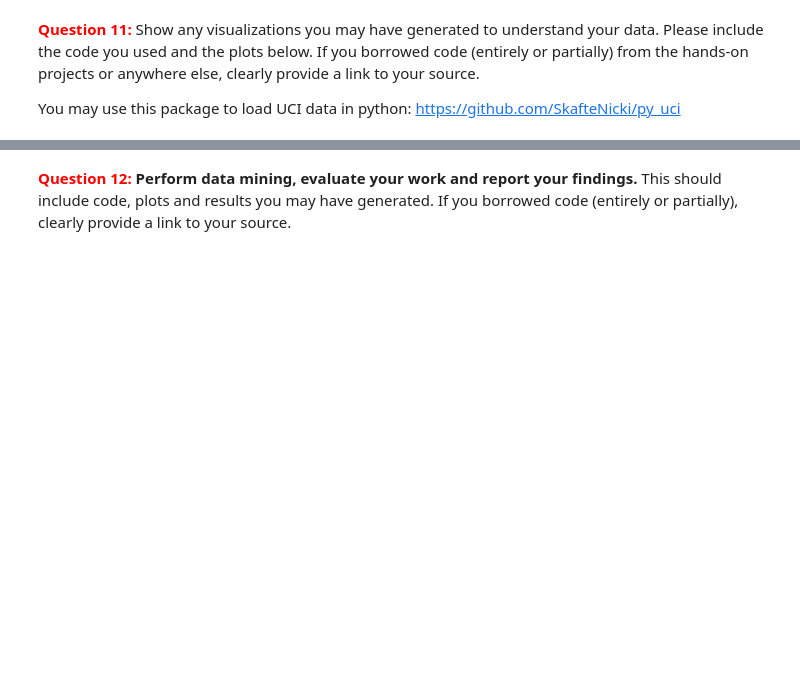
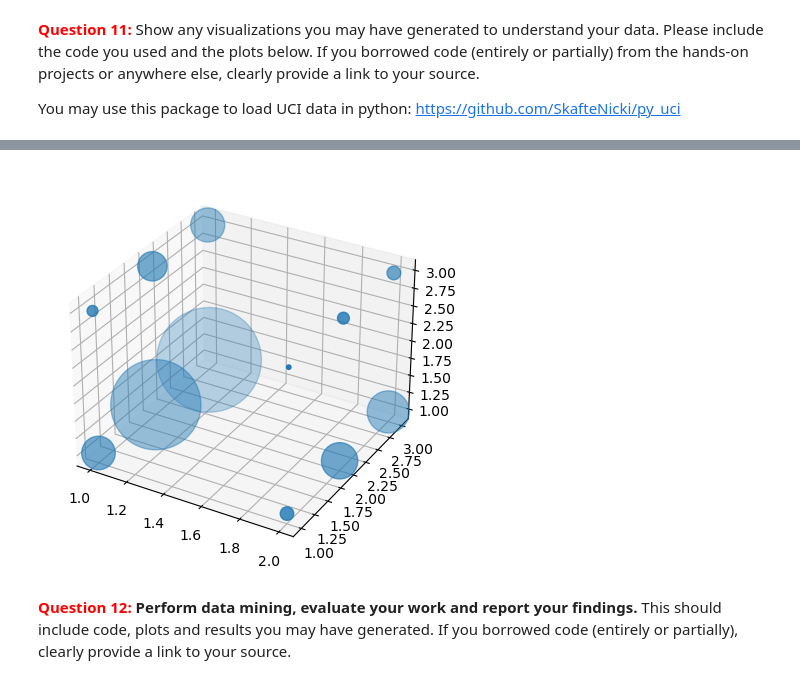
Before and after one commit to andrewstring/intelligent-data-analysis-final-project, a Jupyter notebook: Hands-on Project.ipynb, the cells around one changed output, grey strips where cells are left out. Cells and saved outputs as stored; diff of their text form; code cells hidden in the pictures; blank space fills up the shorter version.

```diff
--- a/Hands-on Project.ipynb
+++ b/Hands-on Project.ipynb
@@ -89,3 +95,26 @@ plt.show()
+# %%
+counts = {}
+for x in df["4"]:
+    for y in df["5"]:
+        for z in df["6"]:
+            if (x,y,z) in counts:
+                counts[(x,y,z)] += 1
+            else:
+                counts[(x,y,z)] = 1
+
+x_coord = [int(key[0]) for key in counts.keys()]
+y_coord = [int(key[1]) for key in counts.keys()]
+z_coord = [int(key[2]) for key in counts.keys()]
+count = [float(val/2500) for val in counts.values()]
+
+fig = plt.figure(1,figsize=(5,5))
+plt.clf()
+
+ax = fig.add_subplot(projection="3d")
+ax.scatter(x_coord,y_coord,z_coord,s=count)
+plt.show()
+# %% [output]
+[figure, added]
 # %% [markdown]
 <span style="color:red">**Question 12:** </span> **Perform data mining, evaluate your work and report your findings.** This should include code, plots and results you may have generated. If you borrowed code (entirely or partially), clearly provide a link to your source.
 # %%
```
Also changed, not shown: parts of 9 cells of this notebook.
